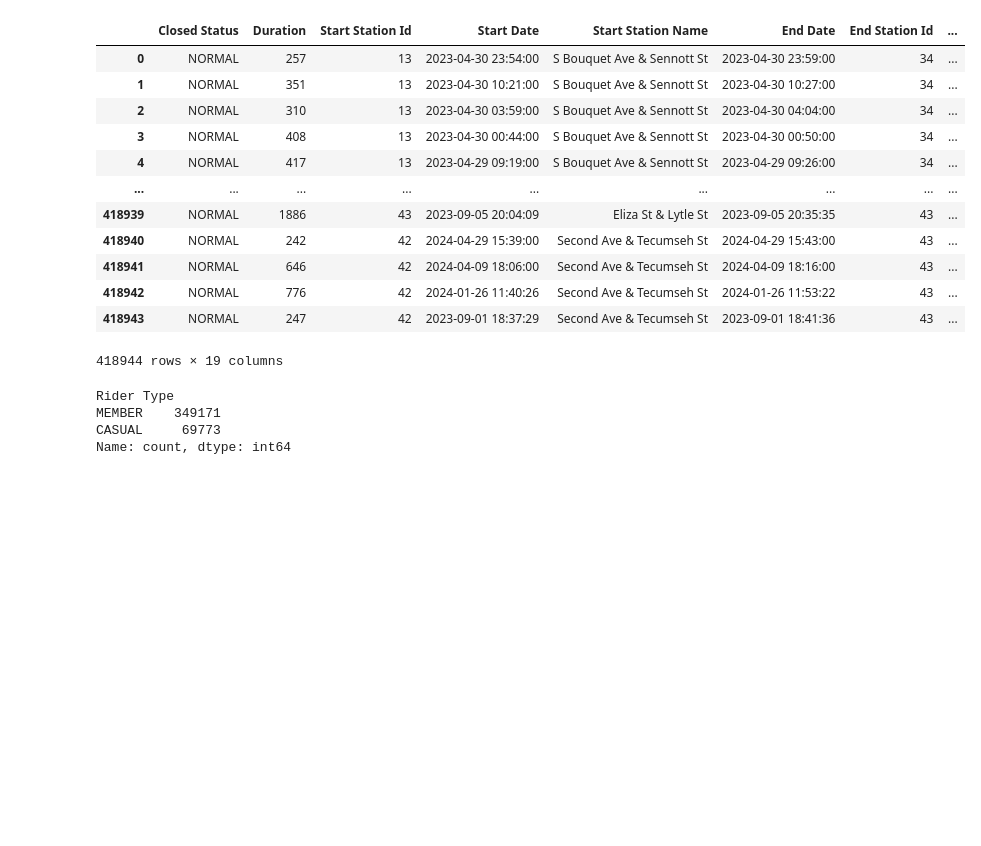
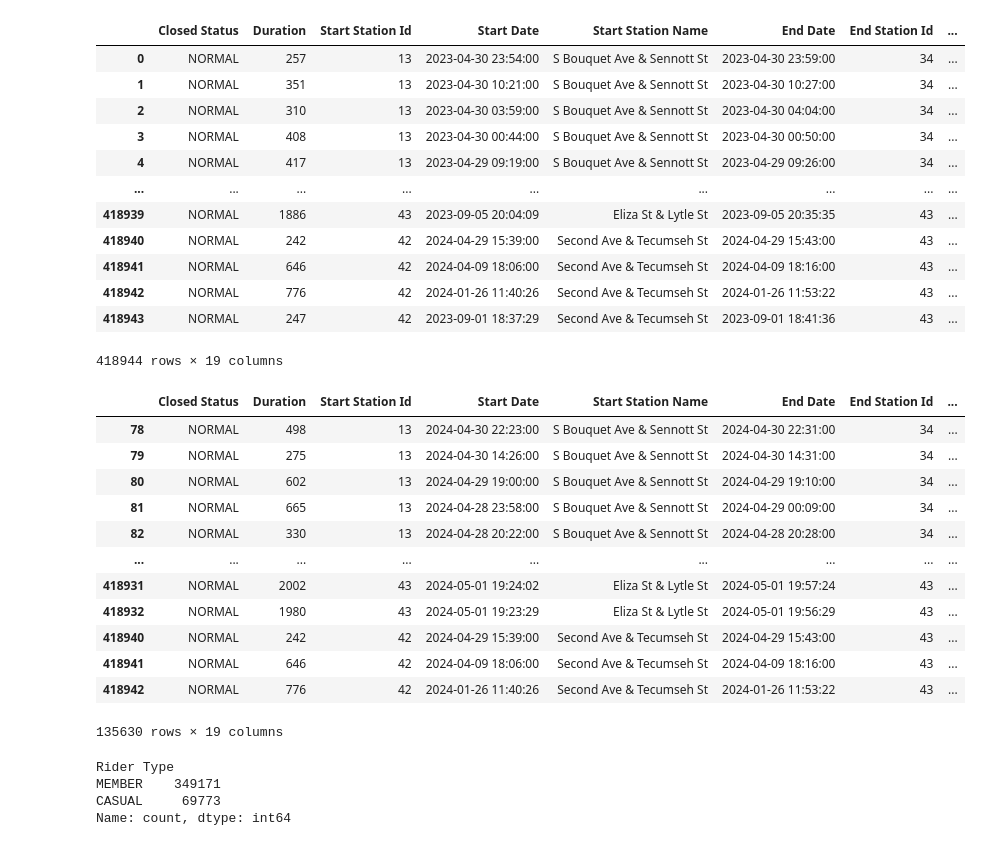
Before and after one commit to BenWSingleton/POGOH_Analysis, a Jupyter notebook: analysis.ipynb, the cells around one changed output. Cells and saved outputs as stored; diff of their text form; code cells hidden in the pictures; blank space fills up the shorter version.

```diff
--- a/analysis.ipynb
+++ b/analysis.ipynb
@@ -107,6 +107,22 @@ df
 | 418942 | NORMAL | 776 | 42 | 2024-01-26 11:40:26 | Second Ave & Tecumseh St | 2024-01-26 11:53:22 | 43 | ... |
 | 418943 | NORMAL | 247 | 42 | 2023-09-01 18:37:29 | Second Ave & Tecumseh St | 2023-09-01 18:41:36 | 43 | ... |
 418944 rows × 19 columns
+# %%
+df[df['Start Date'].dt.year==2024]
+# %% [output]
+|  | Closed Status | Duration | Start Station Id | Start Date | Start Station Name | End Date | End Station Id | ... |
+| 78 | NORMAL | 498 | 13 | 2024-04-30 22:23:00 | S Bouquet Ave & Sennott St | 2024-04-30 22:31:00 | 34 | ... |
+| 79 | NORMAL | 275 | 13 | 2024-04-30 14:26:00 | S Bouquet Ave & Sennott St | 2024-04-30 14:31:00 | 34 | ... |
+| 80 | NORMAL | 602 | 13 | 2024-04-29 19:00:00 | S Bouquet Ave & Sennott St | 2024-04-29 19:10:00 | 34 | ... |
+| 81 | NORMAL | 665 | 13 | 2024-04-28 23:58:00 | S Bouquet Ave & Sennott St | 2024-04-29 00:09:00 | 34 | ... |
+| 82 | NORMAL | 330 | 13 | 2024-04-28 20:22:00 | S Bouquet Ave & Sennott St | 2024-04-28 20:28:00 | 34 | ... |
+| ... | ... | ... | ... | ... | ... | ... | ... | ... |
+| 418931 | NORMAL | 2002 | 43 | 2024-05-01 19:24:02 | Eliza St & Lytle St | 2024-05-01 19:57:24 | 43 | ... |
+| 418932 | NORMAL | 1980 | 43 | 2024-05-01 19:23:29 | Eliza St & Lytle St | 2024-05-01 19:56:29 | 43 | ... |
+| 418940 | NORMAL | 242 | 42 | 2024-04-29 15:39:00 | Second Ave & Tecumseh St | 2024-04-29 15:43:00 | 43 | ... |
+| 418941 | NORMAL | 646 | 42 | 2024-04-09 18:06:00 | Second Ave & Tecumseh St | 2024-04-09 18:16:00 | 43 | ... |
+| 418942 | NORMAL | 776 | 42 | 2024-01-26 11:40:26 | Second Ave & Tecumseh St | 2024-01-26 11:53:22 | 43 | ... |
+135630 rows × 19 columns
 # %%
 df['Rider Type'].value_counts()
 # %% [output]
```
Also changed, not shown: parts of 5 cells of this notebook.
